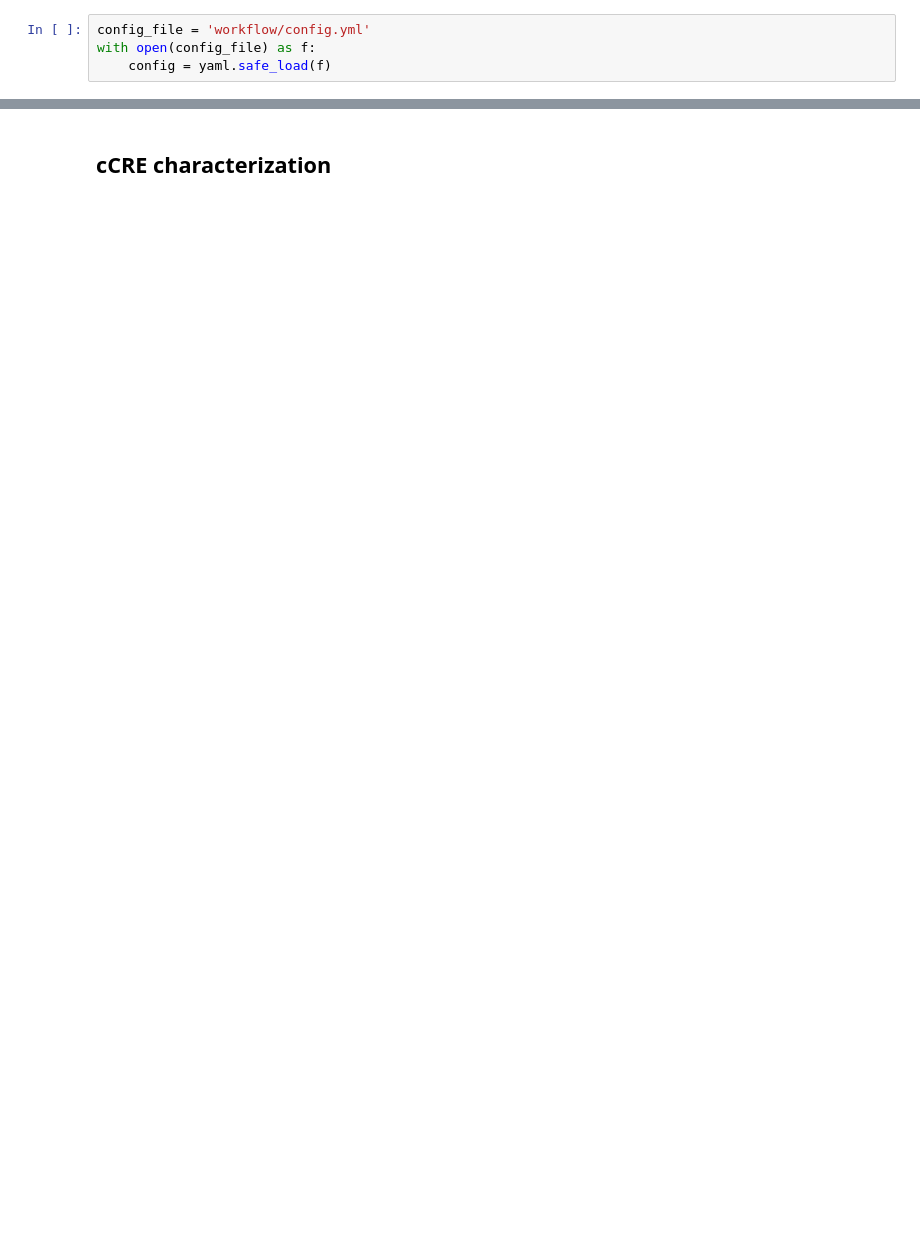
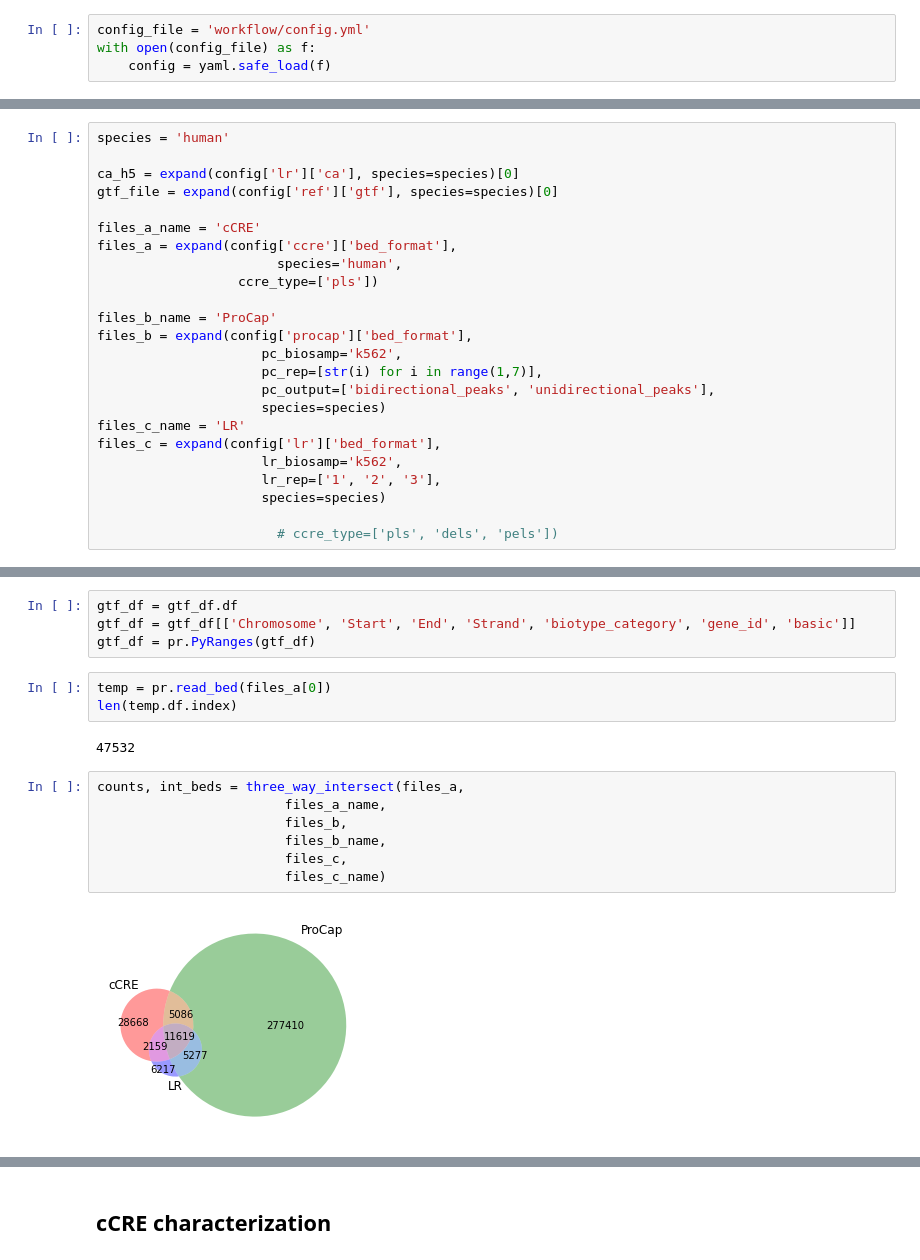
Before and after one commit to fairliereese/encode_promoters, a Jupyter notebook: 230905_intersect_dev.ipynb, the cells around one changed output, grey strips where cells are left out. Cells and saved outputs as stored; diff of their text form; blank space fills up the shorter version.

Commit message:
update w/ biosample-level ccre intersection

```diff
--- a/230905_intersect_dev.ipynb
+++ b/230905_intersect_dev.ipynb
@@ -221,0 +200,24 @@ def three_way_intersect(fa,
+# %%
+species = 'human'
+
+ca_h5 = expand(config['lr']['ca'], species=species)[0]
+gtf_file = expand(config['ref']['gtf'], species=species)[0]
+
+files_a_name = 'cCRE'
+files_a = expand(config['ccre']['bed_format'],
+                       species='human',
+                  ccre_type=['pls'])
+
+files_b_name = 'ProCap'
+files_b = expand(config['procap']['bed_format'],
+                     pc_biosamp='k562',
+                     pc_rep=[str(i) for i in range(1,7)],
+                     pc_output=['bidirectional_peaks', 'unidirectional_peaks'],
+                     species=species)
+files_c_name = 'LR'
+files_c = expand(config['lr']['bed_format'],
+                     lr_biosamp='k562',
+                     lr_rep=['1', '2', '3'],
+                     species=species)
+
+                       # ccre_type=['pls', 'dels', 'pels'])
@@ -221,0 +249,18 @@ def three_way_intersect(fa,
+# %%
+gtf_df = gtf_df.df
+gtf_df = gtf_df[['Chromosome', 'Start', 'End', 'Strand', 'biotype_category', 'gene_id', 'basic']]
+gtf_df = pr.PyRanges(gtf_df)
+# %%
+temp = pr.read_bed(files_a[0])
+len(temp.df.index)
+# %% [output]
+47532
+# %%
+counts, int_beds = three_way_intersect(files_a,
+                        files_a_name,
+                        files_b,
+                        files_b_name,
+                        files_c,
+                        files_c_name)
+# %% [output]
+[figure, added]
```
Also changed, not shown: parts of 27 cells of this notebook, 3 other files.
